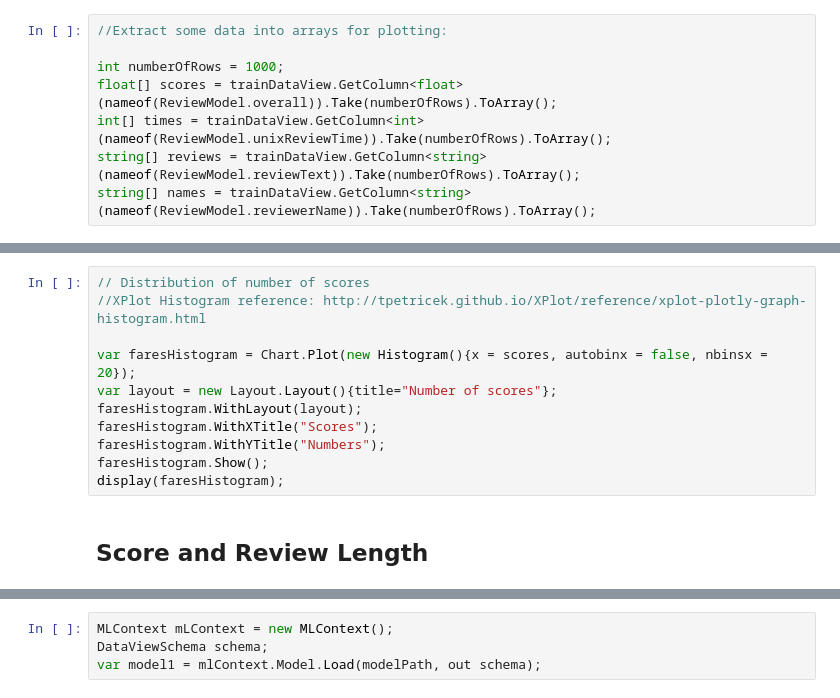
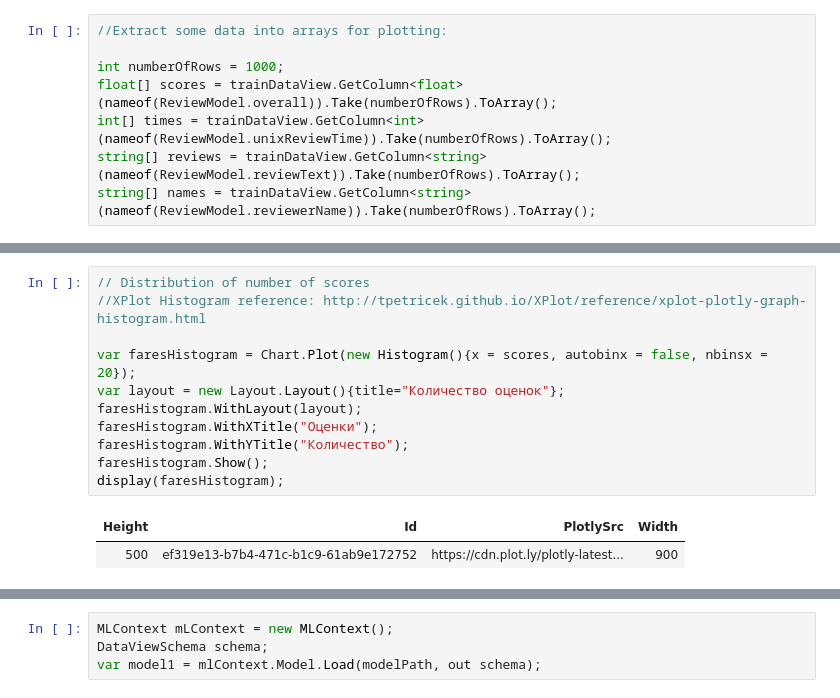
Before and after one commit to MODERN122/MagShop, a Jupyter notebook: ProductRecommender/recommender notebook amazon reviews.ipynb, the cells around one changed output, grey strips where cells are left out. Drawn from its saved outputs; the diff is of its cells as text.

```diff
--- a/ProductRecommender/recommender notebook amazon reviews.ipynb
+++ b/ProductRecommender/recommender notebook amazon reviews.ipynb
@@ -73,13 +106,14 @@ string[] names = trainDataView.GetColumn<string>(nameof(ReviewModel.reviewerName
 # %%
 // Distribution of number of scores
 //XPlot Histogram reference: http://tpetricek.github.io/XPlot/reference/xplot-plotly-graph-histogram.html
 
 var faresHistogram = Chart.Plot(new Histogram(){x = scores, autobinx = false, nbinsx = 20});
-var layout = new Layout.Layout(){title="Number of scores"};
+var layout = new Layout.Layout(){title="Количество оценок"};
 faresHistogram.WithLayout(layout);
-faresHistogram.WithXTitle("Scores");
-faresHistogram.WithYTitle("Numbers");
+faresHistogram.WithXTitle("Оценки");
+faresHistogram.WithYTitle("Количество");
 faresHistogram.Show();
 display(faresHistogram);
+# %% [output]
+| Height | Id | PlotlySrc | Width |
+| 500 | ef319e13-b7b4-471c-b1c9-61ab9e172752 | https://cdn.plot.ly/plotly-latest... | 900 |
-# %% [markdown]
-## Score and Review Length
```
Also changed, not shown: parts of 39 cells of this notebook, 4 other files.
